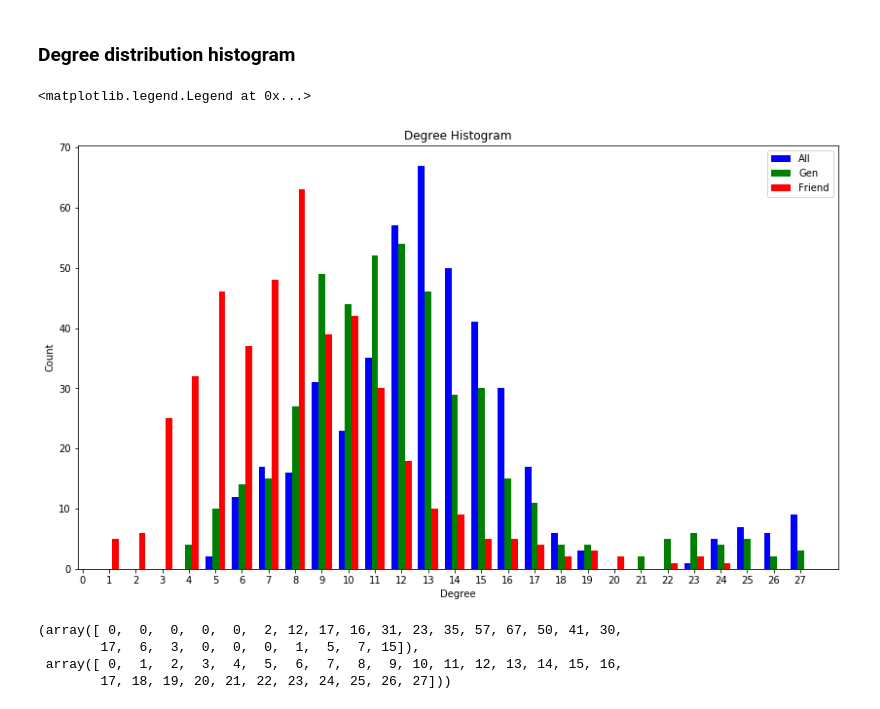
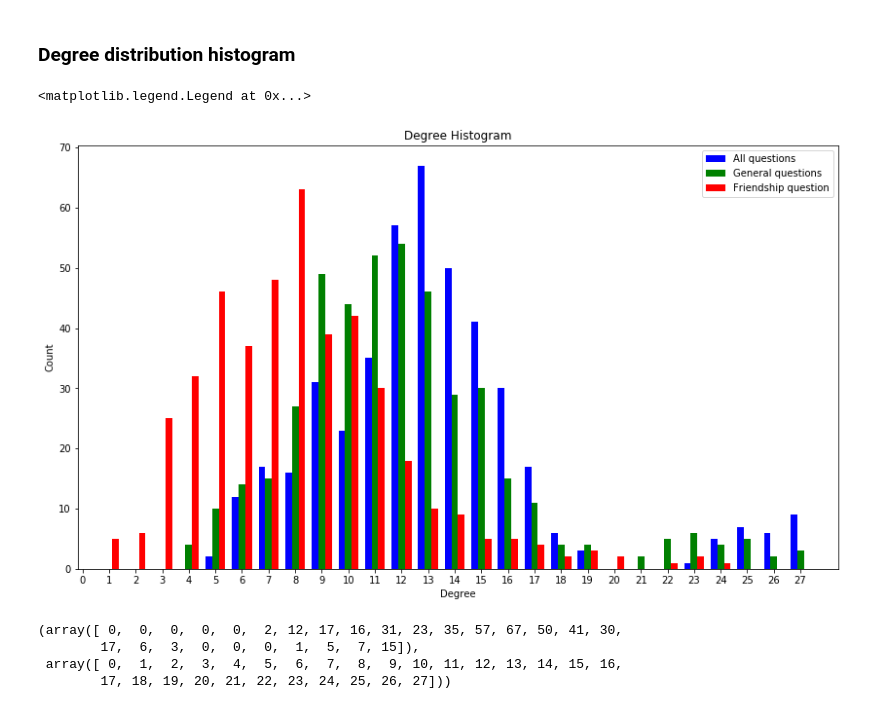
Before and after one commit to ericinlinux/obesity_interventions, a Jupyter notebook: Test_Create_Connections.ipynb, the cells around one changed output. Cells and saved outputs as stored; diff of their text form; code cells hidden in the pictures.

```diff
--- a/Test_Create_Connections.ipynb
+++ b/Test_Create_Connections.ipynb
@@ -144,37 +144,37 @@ Out degree because a nomination edge starts from the nominated node.
 degree_sequence_all = sorted([d for n, d in G_all.in_degree()], reverse=True)  # degree sequence
 degree_sequence_friend = sorted([d for n, d in G_friend.in_degree()], reverse=True)  # degree sequence
 degree_sequence_gen = sorted([d for n, d in G_gen.in_degree()], reverse=True)  # degree sequence
 '''
 
 degreeCount_all = collections.Counter(degree_sequence_all)
 degreeCount_friend = collections.Counter(degree_sequence_friend)
 degreeCount_gen = collections.Counter(degree_sequence_gen)
 
 deg_all, cnt_all = zip(*degreeCount_all.items())
 deg_friend, cnt_friend = zip(*degreeCount_friend.items())
 deg_gen, cnt_gen = zip(*degreeCount_gen.items())
 
 fig, ax = plt.subplots(figsize=((14,8)))
 
 width = 0.25
 x_all = [x-width for x in deg_all]
 x_gen = [x for x in deg_gen]
 x_friend = [x+width for x in deg_friend]
 
 #plt.bar(list(deg_all), cnt_all, width=0.80, color='b', alpha=0.5)
-ax.bar(x_all, cnt_all, width=width,color='b',align='center', label='All')
-ax.bar(x_gen, cnt_gen, width=width,color='g',align='center', label='Gen')
-ax.bar(x_friend, cnt_friend, width=width,color='r',align='center', label='Friend')
+ax.bar(x_all, cnt_all, width=width,color='b',align='center', label='All questions')
+ax.bar(x_gen, cnt_gen, width=width,color='g',align='center', label='General questions')
+ax.bar(x_friend, cnt_friend, width=width,color='r',align='center', label='Friendship question')
 #plt.bar(list(deg_gen), cnt_gen, width=0.80, color='r', alpha=0.5)
 
 plt.title("Degree Histogram")
 plt.ylabel("Count")
 plt.xlabel("Degree")
 plt.xticks(range(28))
 plt.legend()
 # %% [output]
 <matplotlib.legend.Legend at 0x...>
-[figure, old version]
+[figure, new version]
 # %%
 dist_all, _ = np.histogram(degree_sequence_all, bins=np.arange(28))
 dist_gen, _ = np.histogram(degree_sequence_gen, bins=np.arange(28))
```
Also changed, not shown: 2 other files.
